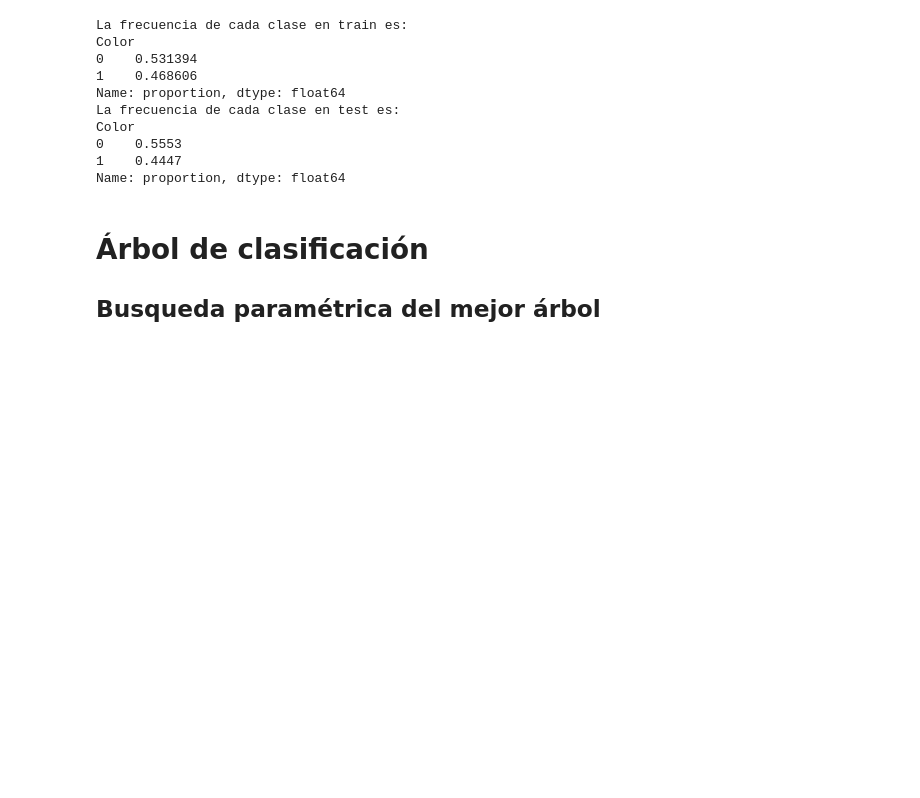
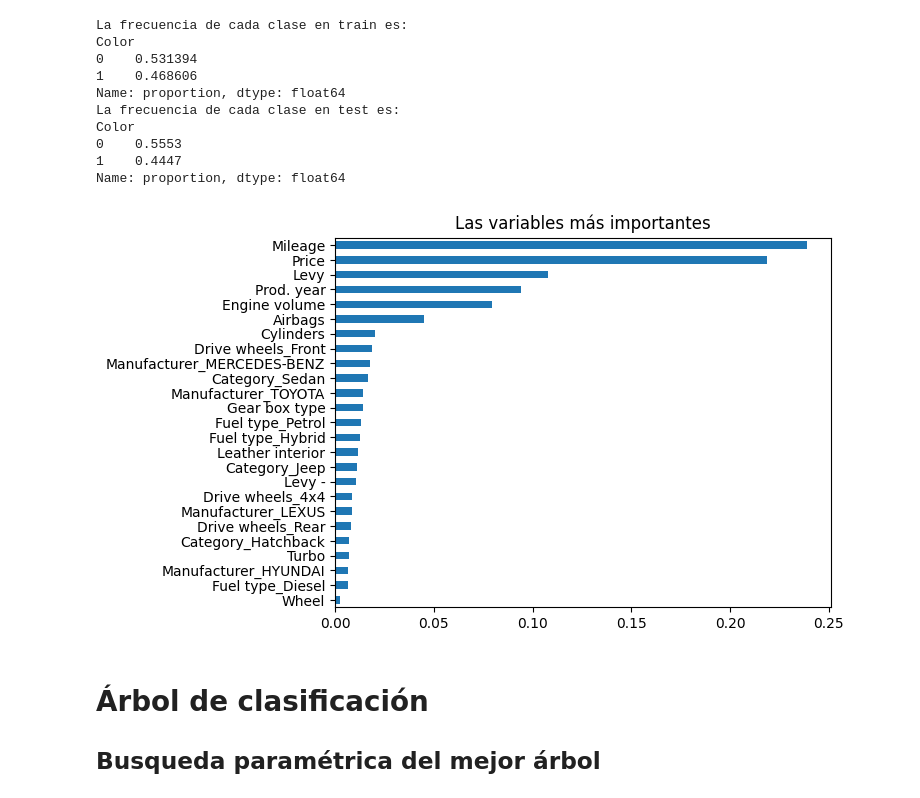
Before and after one commit to guille1006/Practica-color-de-coche, a Jupyter notebook: Practica_clase.ipynb, the cells around one changed output. Cells and saved outputs as stored; diff of their text form; code cells hidden in the pictures; blank space fills up the shorter version.

```diff
--- a/Practica_clase.ipynb
+++ b/Practica_clase.ipynb
@@ -33,3 +33,11 @@ Lo primero que haremos será formalizar nuestro DataFrame para poder ser utiliza
 * Quitaremos el string "km" de toda la columna de "Mileage"
 * En la columna "Engine volume", algunos coches tienen "Turbo" en su motor, para poder utilizar bien esta variable y no perder los datos sobre aquellos coches que tienen turbo, he eleiminado el string "Turbo" y he creado una variable dicotomica para todas aquellas observaciones que tienen "Turbo".
 * En la variable "Levy" he eliminado los valores de "-" y he imputado **joafodjjfa**
+# %%
+df["Levy"] = df["Levy"].replace("-", np.nan)
+df["Levy -"] = df["Levy"].isna()
+df["Levy"] = pd.to_numeric(df["Levy"], errors="coerce")
+mediana_levy = df["Levy"].median()
+df["Levy"] = df["Levy"].fillna(mediana_levy)
+
+df["Levy"]
@@ -38,9 +64,7 @@ from Pyurification import Pyurification
 
 pyrf = Pyurification(df)
 
-pyrf.change_value_in_col("Levy", ["-"], changed_values=0)
-pyrf.change_to_num(["Levy", "Prod. year", "Engine volume", "Airbags"])
-pyrf.df["Levy"] = pd.to_numeric(pyrf.df["Levy"])
+pyrf.change_to_num(["Prod. year", "Engine volume", "Airbags"])
 pyrf.remove_string_from_num("Mileage")
 pyrf.create_and_remove_string_from_num("Engine volume")
-pyrf.onehotencoder(["Manufacturer", "Category", "Fuel type", "Drive wheels"])
+pyrf.onehotencoder(["Manufacturer", "Category", "Fuel type", "Drive wheels"], drop=None)
@@ -80,3 +152,19 @@ Name: proportion, dtype: float64
+# %%
+from sklearn.ensemble import RandomForestClassifier
+
+model_feature = RandomForestClassifier(random_state=42)
+model_feature.fit(X, y)
+
+importancia = pd.Series(model_feature.feature_importances_, index=X.columns)
+importancia = importancia.sort_values(ascending=False)
+
+
+importancia.plot(kind='barh')
+plt.gca().invert_yaxis()
+plt.title("Las variables más importantes")
+plt.show()
+# %% [output]
+[figure, added]
 # %% [markdown]
 # Árbol de clasificación
 ## Busqueda paramétrica del mejor árbol
```
Also changed, not shown: parts of 3 cells of this notebook, 1 other file.
